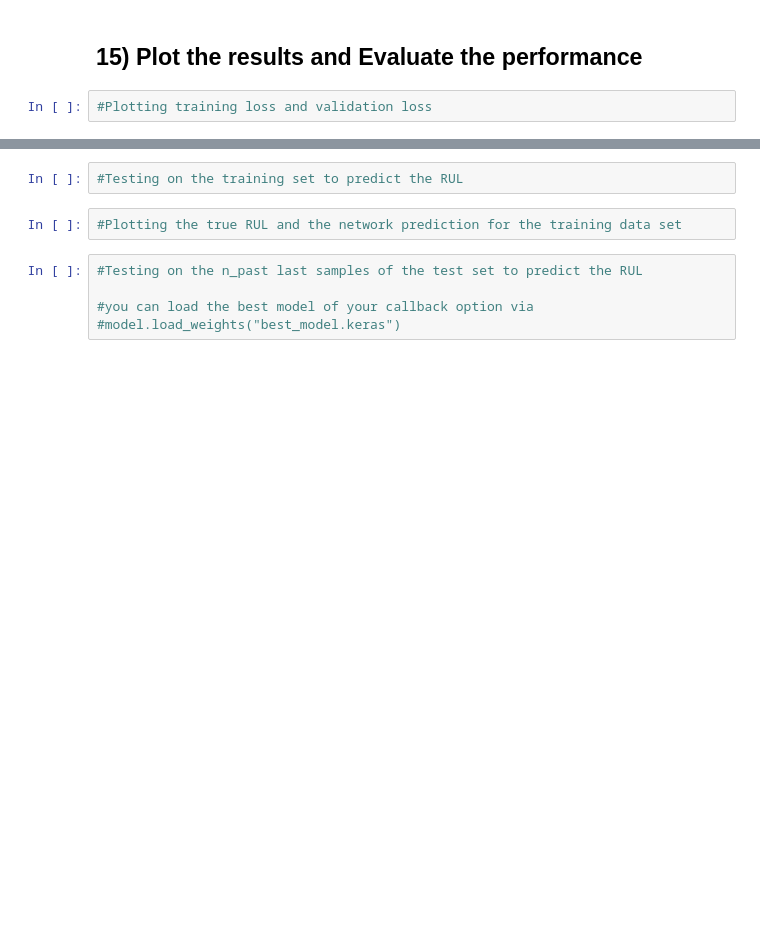
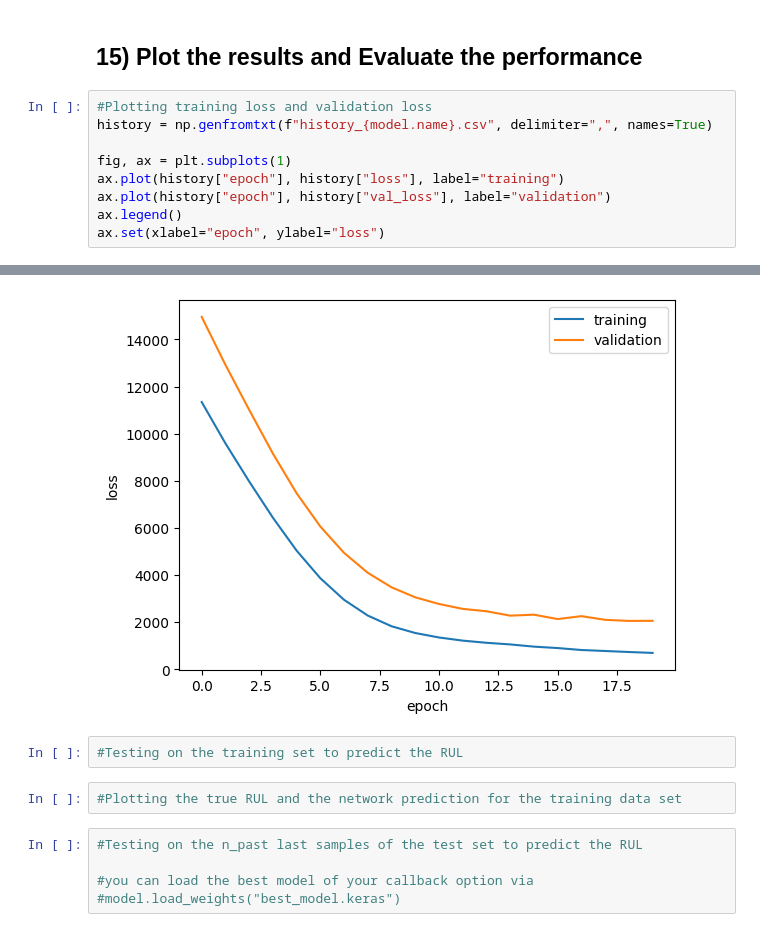
Before and after one commit to Abbta/adlfpae, a Jupyter notebook: Exercise_8_3_RNN_engine_lifetime.ipynb, the cells around one changed output, grey strips where cells are left out. Drawn from its saved outputs; the diff is of its cells as text; blank space fills up the shorter version.

```diff
--- a/Exercise_8_3_RNN_engine_lifetime.ipynb
+++ b/Exercise_8_3_RNN_engine_lifetime.ipynb
@@ -465,4 +508,12 @@ results = model.fit(, ,
 # %% [markdown]
 ## 15) Plot the results and Evaluate the performance
-# %%
-#Plotting training loss and validation loss
+# %%
+#Plotting training loss and validation loss
+history = np.genfromtxt(f"history_{model.name}.csv", delimiter=",", names=True)
+
+fig, ax = plt.subplots(1)
+ax.plot(history["epoch"], history["loss"], label="training")
+ax.plot(history["epoch"], history["val_loss"], label="validation")
+ax.legend()
+ax.set(xlabel="epoch", ylabel="loss")
+# %% [output]
@@ -469,3 +521,4 @@ results = model.fit(, ,
+[figure, added]
 # %%
 #Testing on the training set to predict the RUL
 # %%
```
Also changed, not shown: parts of 6 cells of this notebook.
